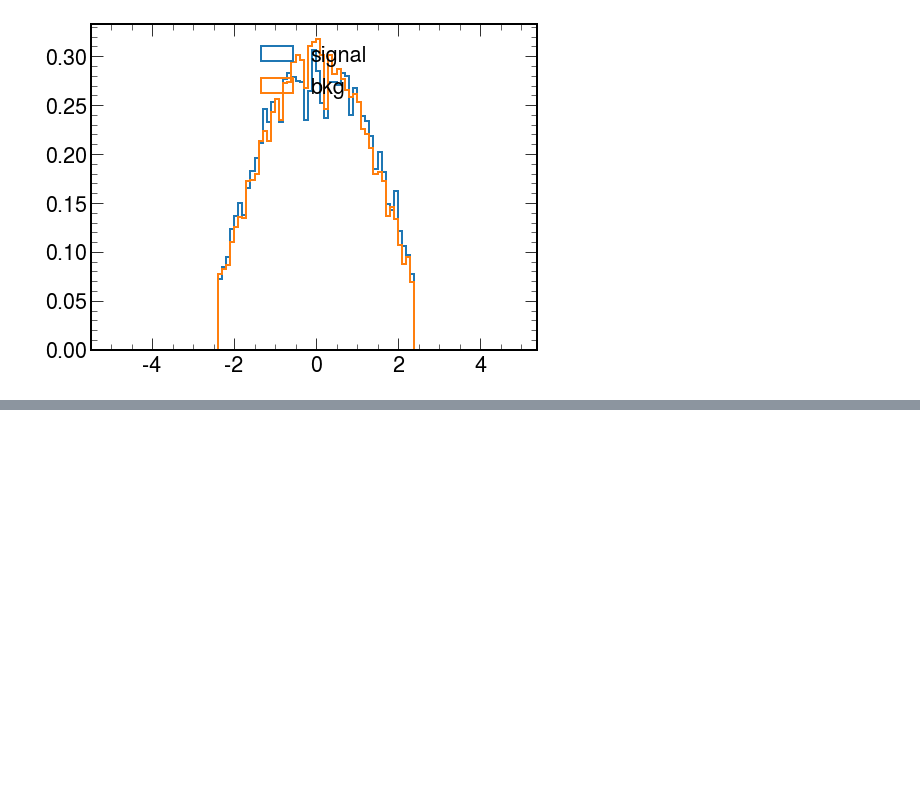
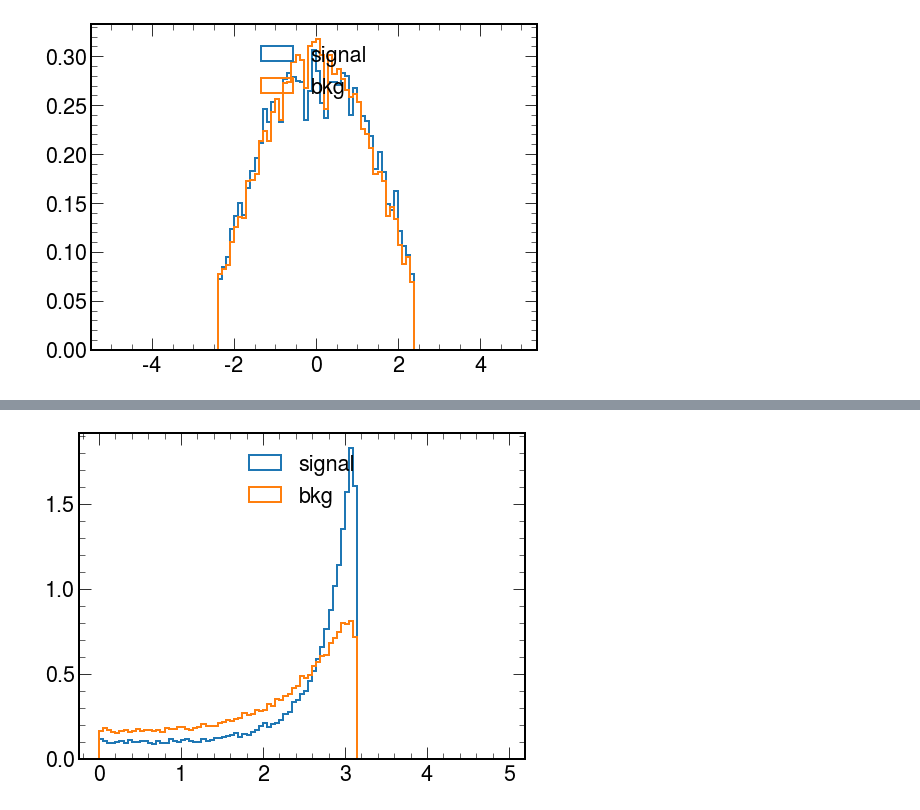
Before and after one commit to alaha999/AnalysisDatabase, a Jupyter notebook: VLLMVA/notebooks/Training2018_ttjets.ipynb, the cells around one changed output, grey strips where cells are left out. Drawn from its saved outputs; the diff is of its cells as text; code cells hidden in the pictures; blank space fills up the shorter version.

```diff
--- a/VLLMVA/notebooks/Training2018_ttjets.ipynb
+++ b/VLLMVA/notebooks/Training2018_ttjets.ipynb
@@ -391,0 +404,4 @@ plot('lep0_eta',100,-5,5)
+# %%
+plot('deltaPhi_ljjsysmet',100,0,5)
+# %% [output]
+[figure, added]
```
Also changed, not shown: parts of 29 cells of this notebook.
